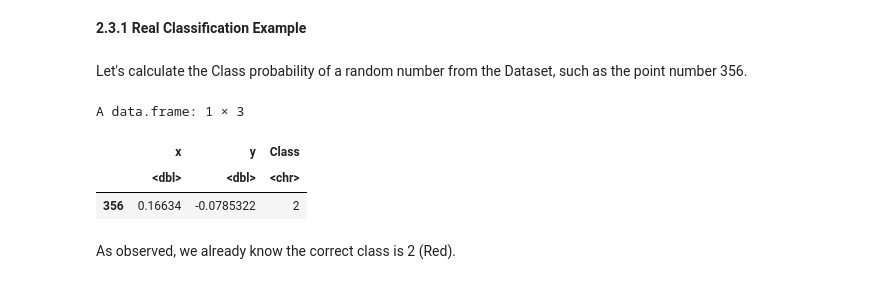
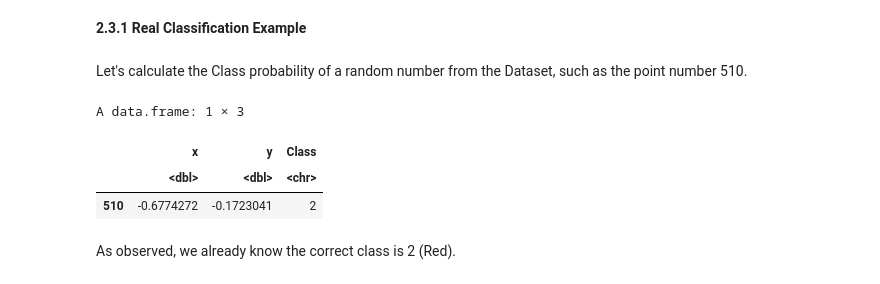
Before and after one commit to juan-cristobal-andrews/Linear-Classifier-with-Softmax, a Jupyter notebook: Linear-Classifier-with-Softmax.ipynb, the cells around one changed output. Drawn from its saved outputs; the diff is of its cells as text; code cells hidden in the pictures.

```diff
--- a/Linear-Classifier-with-Softmax.ipynb
+++ b/Linear-Classifier-with-Softmax.ipynb
@@ -178,14 +178,14 @@ A matrix: 1 × 3 of type dbl
 # %% [markdown]
 <b>2.3.1 Real Classification Example</b>
 # %% [markdown]
-Let's calculate the Class probability of a random number from the Dataset, such as the point number 356.
+Let's calculate the Class probability of a random number from the Dataset, such as the point number 510.
 # %%
-SampleData[356,]
+SampleData[510,]
 # %% [output]
 A data.frame: 1 × 3
 |  | x | y | Class |
 |  | <dbl> | <dbl> | <chr> |
-| 356 | 0.16634 | -0.0785322 | 2 |
+| 510 | -0.6774272 | -0.1723041 | 2 |
 # %% [markdown]
 As observed, we already know the correct class is 2 (Red).
 # %% [markdown]
```
Also changed, not shown: parts of 6 cells of this notebook, 1 other file.
